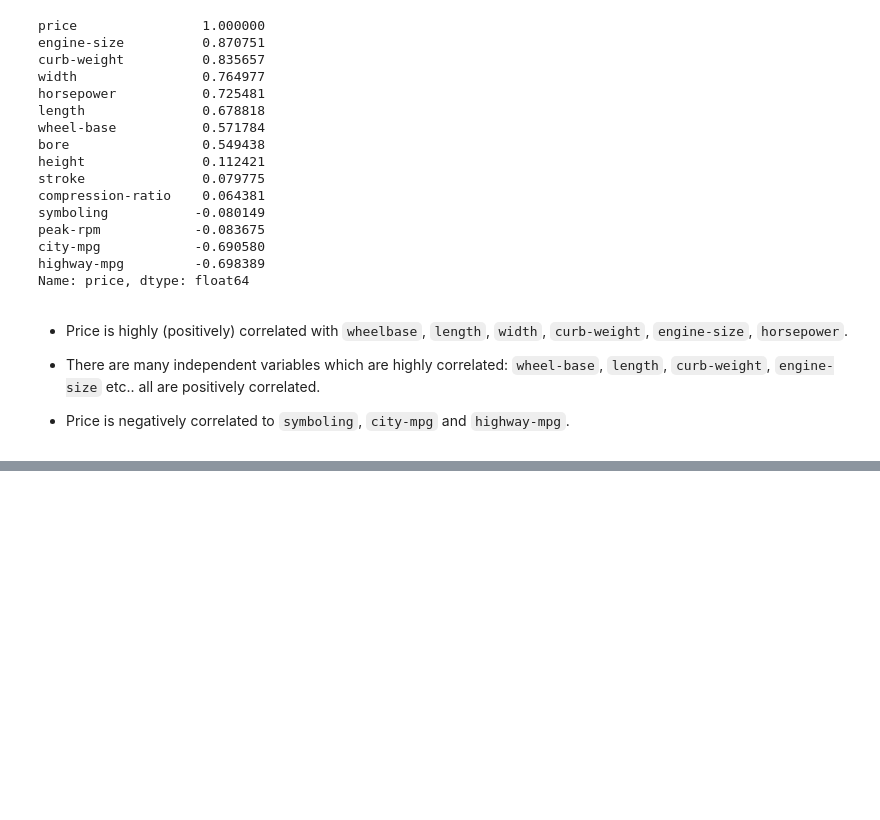
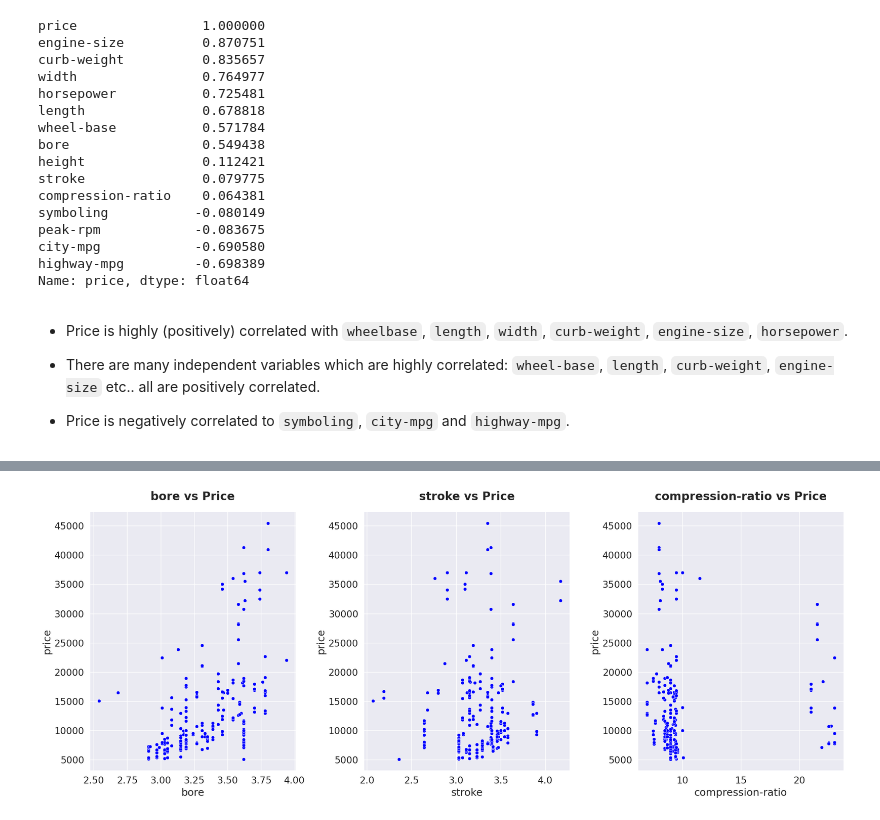
Before and after one commit to ShreeKeshavan/Car_price_prediction, a Jupyter notebook: Car_price_prediction.ipynb, the cells around one changed output, grey strips where cells are left out. Saved outputs shown, nothing was run; the diff lists cells and outputs as text; code cells hidden in the pictures; blank space fills up the shorter version.

```diff
--- a/Car_price_prediction.ipynb
+++ b/Car_price_prediction.ipynb
@@ -586,0 +616,4 @@ Name: price, dtype: float64
+# %%
+Scatter_Plot(['bore', 'stroke', 'compression-ratio'])
+# %% [output]
+[figure, added]
```
Also changed, not shown: parts of 20 cells of this notebook.
